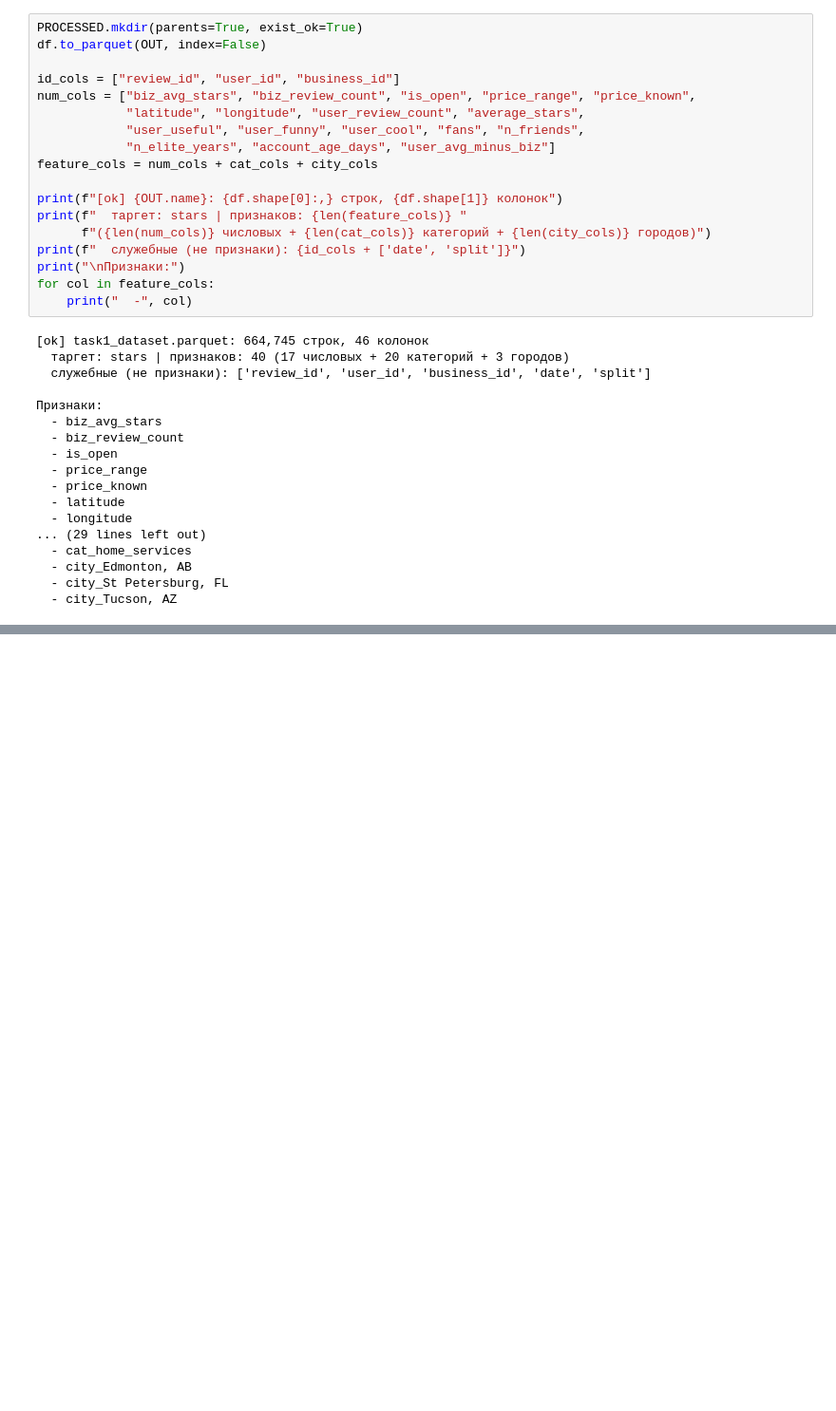
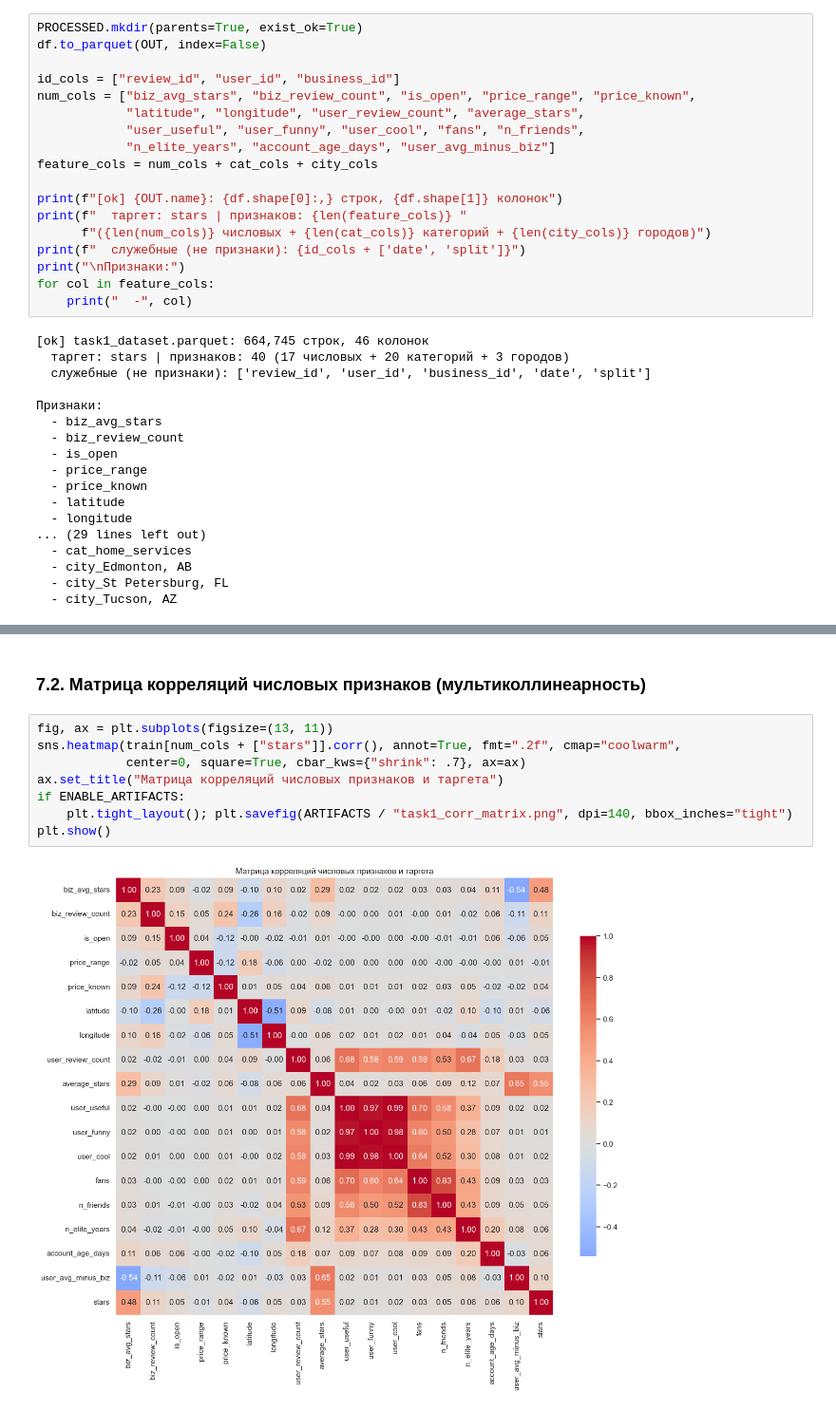
Before and after one commit to bluesteelll/gp5, a Jupyter notebook: notebooks/task1.ipynb, the cells around one changed output, grey strips where cells are left out. Shown at 95% size. Drawn from its saved outputs; the diff is of its cells as text; blank space fills up the shorter version.

```diff
--- a/notebooks/task1.ipynb
+++ b/notebooks/task1.ipynb
@@ -197,0 +251,12 @@ for col in feature_cols:
+# %% [markdown]
+### 7.2. Матрица корреляций числовых признаков (мультиколлинеарность)
+# %%
+fig, ax = plt.subplots(figsize=(13, 11))
+sns.heatmap(train[num_cols + ["stars"]].corr(), annot=True, fmt=".2f", cmap="coolwarm",
+            center=0, square=True, cbar_kws={"shrink": .7}, ax=ax)
+ax.set_title("Матрица корреляций числовых признаков и таргета")
+if ENABLE_ARTIFACTS:
+    plt.tight_layout(); plt.savefig(ARTIFACTS / "task1_corr_matrix.png", dpi=140, bbox_inches="tight")
+plt.show()
+# %% [output]
+[figure, added]
```
Also changed, not shown: parts of 37 cells of this notebook.
